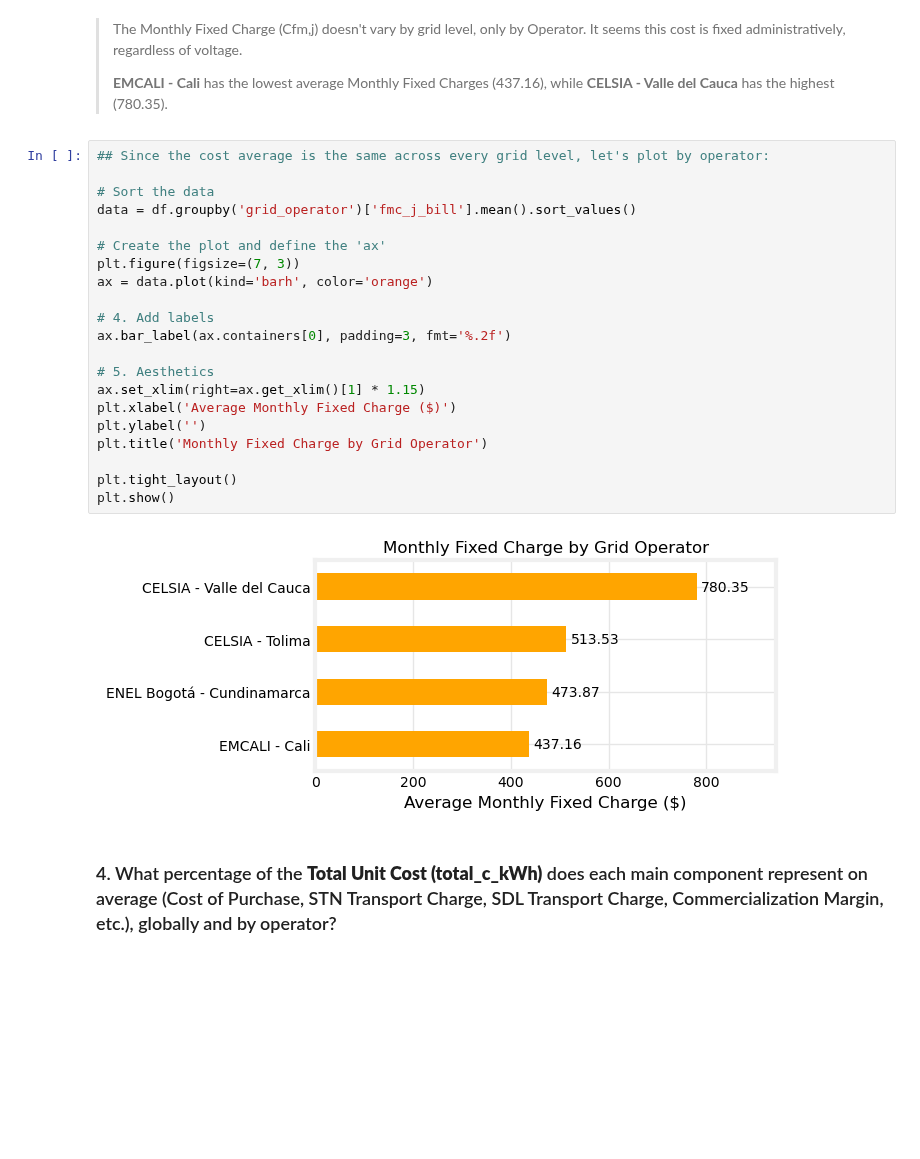
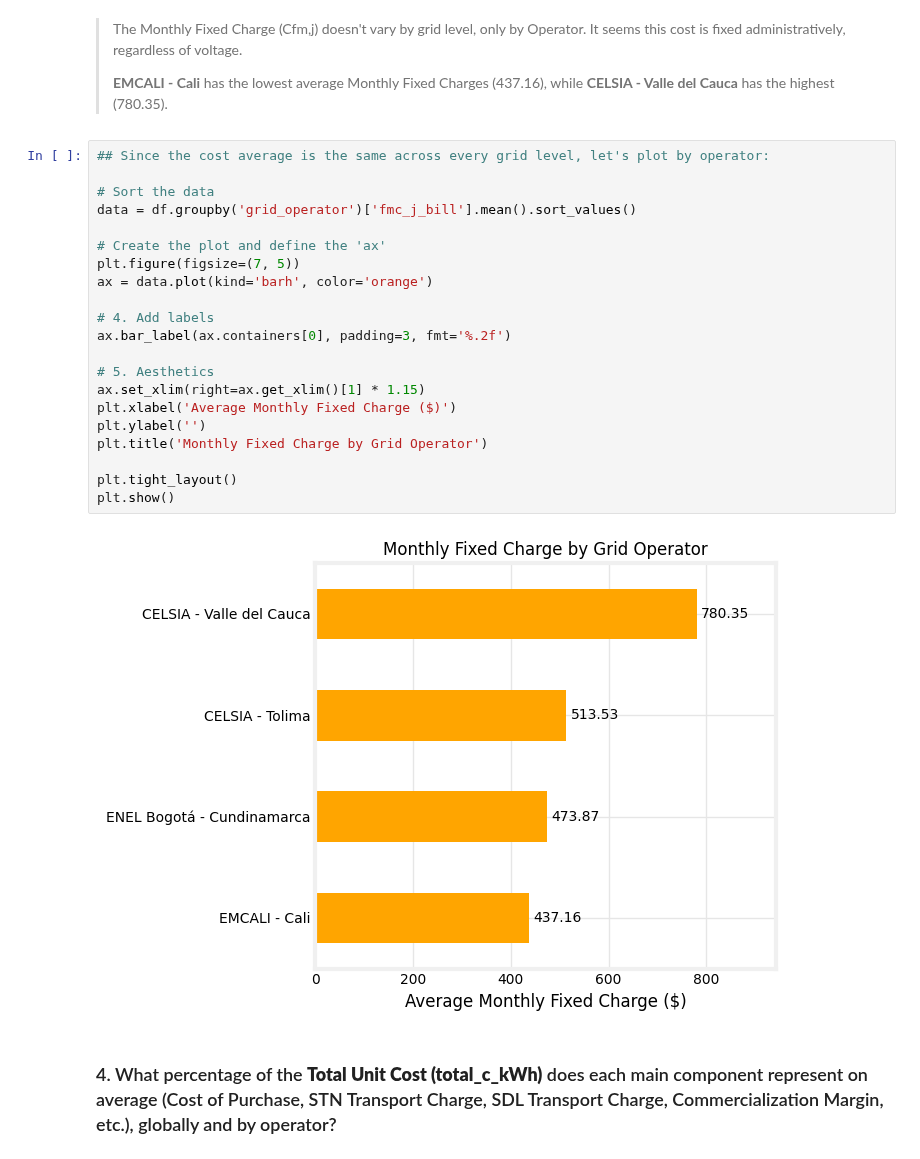
Before and after one commit to c4-calderon/c4-calderon.github.io, a Jupyter notebook: _notebooks/2026-04-05-Electricity-Rates-and-Costs.ipynb, the cells around one changed output. Saved outputs shown, nothing was run; the diff lists cells and outputs as text; blank space fills up the shorter version.

```diff
--- a/_notebooks/2026-04-05-Electricity-Rates-and-Costs.ipynb
+++ b/_notebooks/2026-04-05-Electricity-Rates-and-Costs.ipynb
@@ -502,26 +502,26 @@ df.groupby(['grid_operator', 'grid_level'])['fmc_j_bill'].agg('mean').round(2).r
 # %%
 ## Since the cost average is the same across every grid level, let's plot by operator:
 
 # Sort the data
 data = df.groupby('grid_operator')['fmc_j_bill'].mean().sort_values()
 
 # Create the plot and define the 'ax'
-plt.figure(figsize=(7, 3))
+plt.figure(figsize=(7, 5))
 ax = data.plot(kind='barh', color='orange')
 
 # 4. Add labels
 ax.bar_label(ax.containers[0], padding=3, fmt='%.2f')
 
 # 5. Aesthetics
 ax.set_xlim(right=ax.get_xlim()[1] * 1.15)
 plt.xlabel('Average Monthly Fixed Charge ($)')
 plt.ylabel('')
 plt.title('Monthly Fixed Charge by Grid Operator')
 
 plt.tight_layout()
 plt.show()
 # %% [output]
-[figure, old version]
+[figure, new version]
 # %% [markdown]
 ### 4. What percentage of the **Total Unit Cost (total_c_kWh)** does each main component represent on average (Cost of Purchase, STN Transport Charge, SDL Transport Charge, Commercialization Margin, etc.), globally and by operator?
 # %%
```
Also changed, not shown: parts of 11 cells of this notebook, 6 other files.
